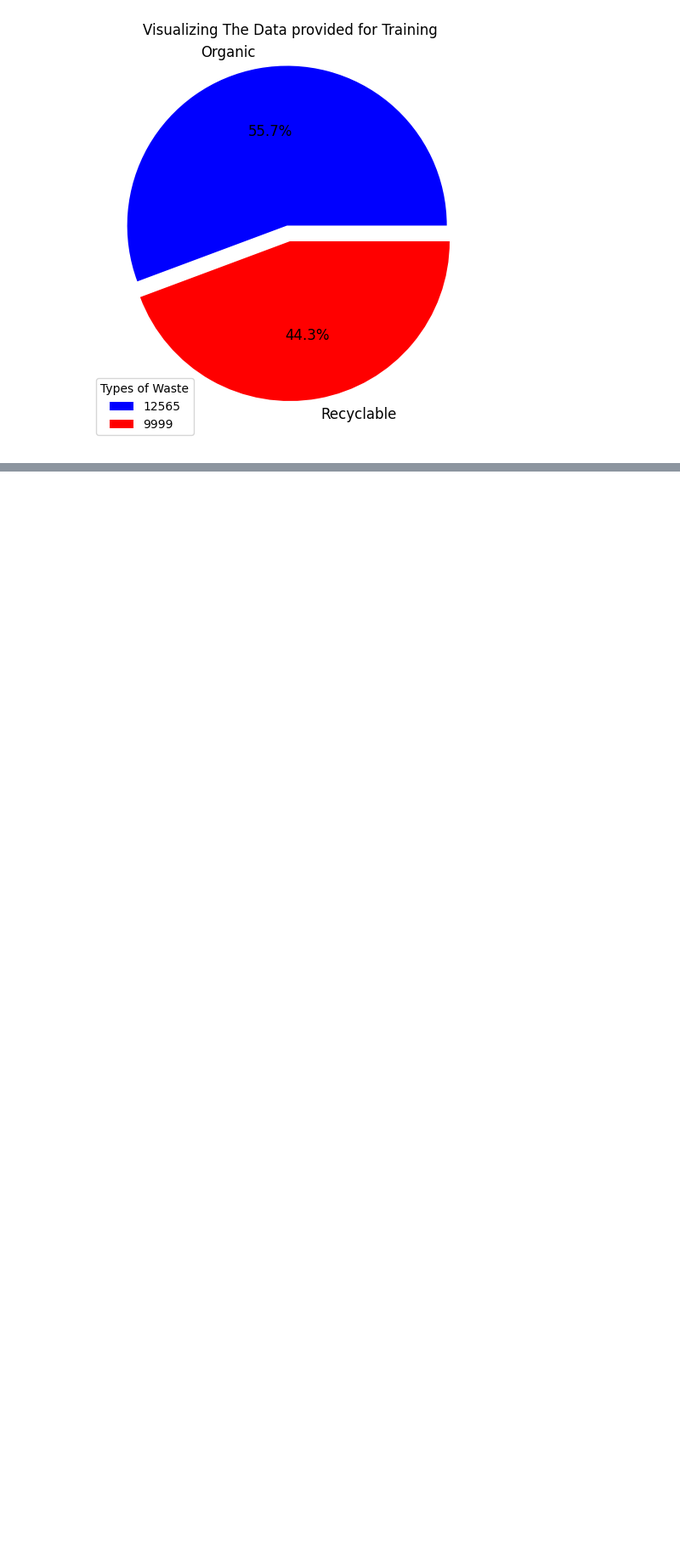
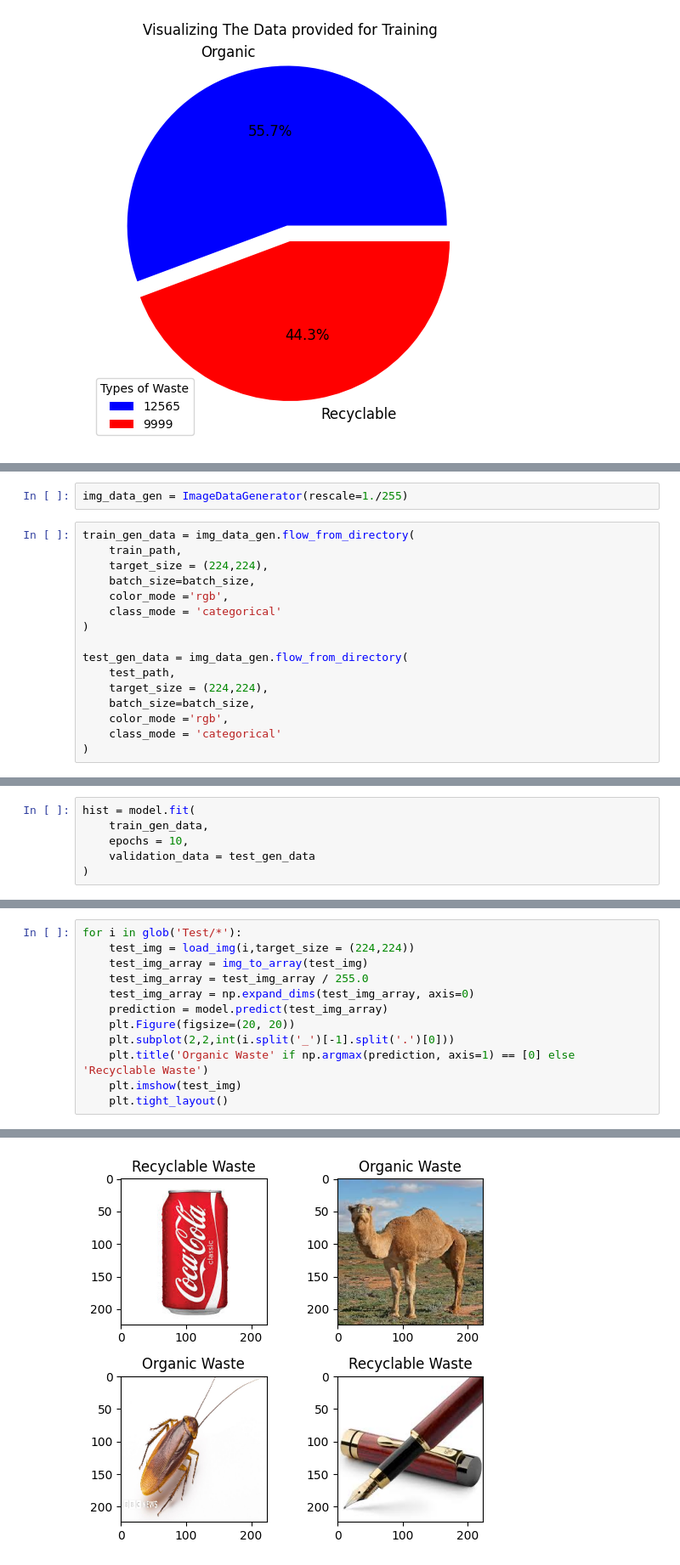
Before and after one commit to Pradeeshkumar-U/EdunetCNNProject, a Jupyter notebook: Main.ipynb, the cells around one changed output, grey strips where cells are left out. Shown at 85% size. Cells and saved outputs as stored; diff of their text form; blank space fills up the shorter version.

```diff
--- a/Main.ipynb
+++ b/Main.ipynb
@@ -82,0 +146,18 @@ Accidentaly created Pepsi Logo :)
+# %%
+img_data_gen = ImageDataGenerator(rescale=1./255)
+# %%
+train_gen_data = img_data_gen.flow_from_directory(
+    train_path,
+    target_size = (224,224),
+    batch_size=batch_size,
+    color_mode ='rgb',
+    class_mode = 'categorical'
+)
+
+test_gen_data = img_data_gen.flow_from_directory(
+    test_path,
+    target_size = (224,224),
+    batch_size=batch_size,
+    color_mode ='rgb',
+    class_mode = 'categorical'
+)
@@ -82,0 +169,6 @@ Accidentaly created Pepsi Logo :)
+# %%
+hist = model.fit(
+    train_gen_data,
+    epochs = 10,
+    validation_data = test_gen_data
+)
@@ -82,0 +198,13 @@ Accidentaly created Pepsi Logo :)
+# %%
+for i in glob('Test/*'):
+    test_img = load_img(i,target_size = (224,224))
+    test_img_array = img_to_array(test_img)
+    test_img_array = test_img_array / 255.0
+    test_img_array = np.expand_dims(test_img_array, axis=0)
+    prediction = model.predict(test_img_array)
+    plt.Figure(figsize=(20, 20))
+    plt.subplot(2,2,int(i.split('_')[-1].split('.')[0]))
+    plt.title('Organic Waste' if np.argmax(prediction, axis=1) == [0] else 'Recyclable Waste')
+    plt.imshow(test_img)
+    plt.tight_layout()
+# %% [output]
@@ -82,0 +215 @@ Accidentaly created Pepsi Logo :)
+[figure, added]
```
Also changed, not shown: parts of 12 cells of this notebook.
